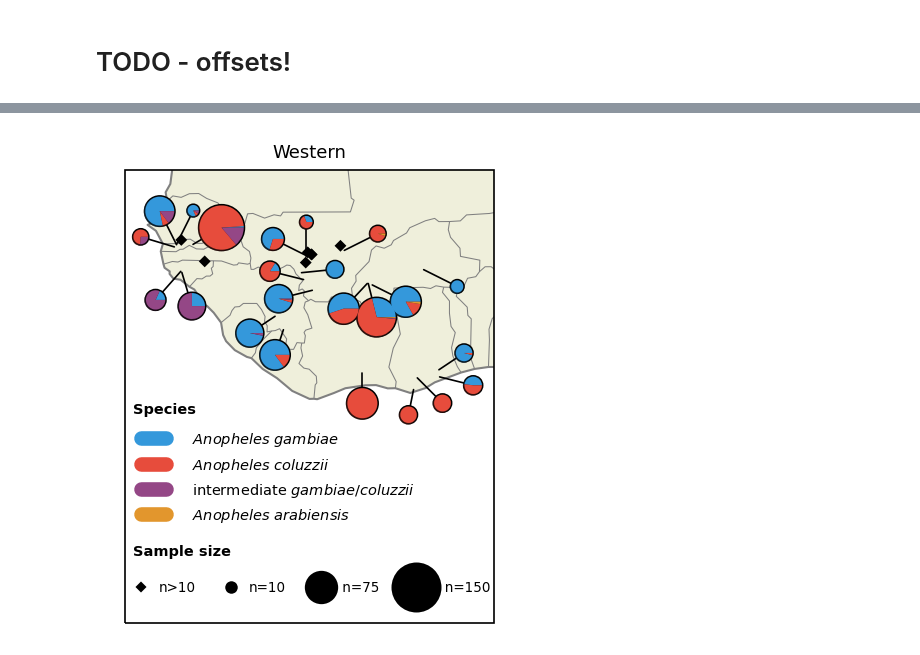
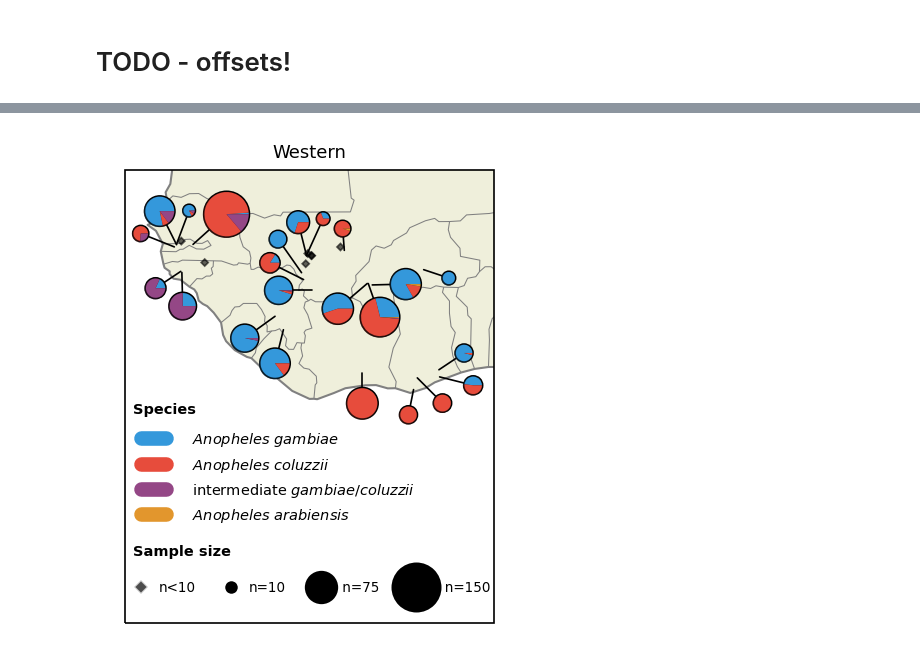
Before and after one commit to malariagen/ag1000g-phase3-data-paper, a Jupyter notebook: notebooks/ag1000g_phase3_collection_map_second_draft.ipynb, the cells around one changed output, grey strips where cells are left out. Cells and saved outputs as stored; diff of their text form; code cells hidden in the pictures.

Commit message:
western draft complete

```diff
--- a/notebooks/ag1000g_phase3_collection_map_second_draft.ipynb
+++ b/notebooks/ag1000g_phase3_collection_map_second_draft.ipynb
@@ -345,16 +345,17 @@ df_p3_centroids['offset_lon'] = 0.0
 df_p3_centroids.loc[8, 'offset_lat'] = 1.0
 df_p3_centroids.loc[8, 'offset_lon'] = 0.2
 #Cote
-df_p3_centroids.loc[4, 'offset_lat'] = -1.0
+df_p3_centroids.loc[4, 'offset_lat'] = -1.3
 #guinea
 df_p3_centroids.loc[9, 'offset_lon'] = -1.2
 #Mali
 df_p3_centroids.loc[13, 'offset_lat'] = -2.0
 #Guinea Bissau
-df_p3_centroids.loc[11, 'offset_lat'] = -4.5
+df_p3_centroids.loc[11, 'offset_lat'] = -4.7
 df_p3_centroids.loc[11, 'offset_lon'] = -1.2
 #Burkina
 df_p3_centroids.loc[1, 'offset_lon'] = 0.5
+df_p3_centroids.loc[1, 'offset_lat'] = 0.5
 #The Gambia
 df_p3_centroids.loc[10, 'offset_lat'] = 3.5
 df_p3_centroids.loc[10, 'offset_lon'] = -1.0
@@ -493,7 +502,7 @@ def plot_pyr_map_panel(dpi=150, extent=[-23, 48, -20, 17.5], figsize=(8, 4), lab
         if size < 10:
             centre = (lon, lat)
             #ax.add_patch(plt.Circle(xy=centre, radius=0.2, facecolor='w', edgecolor='r', zorder=4, lw=1))
-            ax.add_patch(plt.Rectangle(xy=centre, width=0.4, height=0.4, angle=45.0, facecolor='k', edgecolor='k', zorder=4))
+            ax.add_patch(plt.Rectangle(xy=centre, width=0.3, height=0.3, angle=45.0, facecolor='k', alpha=0.6, edgecolor='k', zorder=4))
         if size >= 10:
             offset_lon = df_20.loc[site].offset_lon
             offset_lat = df_20.loc[site].offset_lat
@@ -559,11 +568,11 @@ def plot_pyr_map_panel(dpi=150, extent=[-23, 48, -20, 17.5], figsize=(8, 4), lab
 
             #size legend
             plt.text(-18.5,-5, 'Sample size', fontsize=7, fontweight='bold')
-            l0 = Line2D([], [], marker = 'D', markersize=5, markerfacecolor='k', color='w')
+            l0 = Line2D([], [], marker = 'D', markersize=5, markerfacecolor='k', color='w', alpha=0.7)
             l1 = Line2D([], [], marker = 'o', markersize=7, markerfacecolor='k',  color='w')
             l2 = Line2D([], [], marker = 'o', markersize=17, markerfacecolor='k',  color='w')
             l3 = Line2D([], [], marker = 'o', markersize=25, markerfacecolor='k',  color='w')
-            labelz = ["n>10", "n=10", " n=75", "   n=150"]
+            labelz = ["n<10", "n=10", " n=75", "   n=150"]
             leg = ax.legend([l0, l1, l2, l3], labelz, ncol=4, frameon=False, fontsize=6.5,handlelength=1.3, loc = 3,
                              borderpad = 1.6, handletextpad=0.6, bbox_to_anchor=(-0.055, 0.0))
     #cover tiny islands
@@ -582,7 +591,7 @@ b = plot_pyr_map_panel(extent=[-19, 3, -9, 18], region='Western', country=True,
 # %%
-b = plot_pyr_map_panel(extent=[-19, 3, -9, 18], region='Western', country=False, scale=True, fn='../content/images/western_map.svg')
+b = plot_pyr_map_panel(extent=[-19, 3, -9, 18], region='Western', country=False, scale=True, fn='../content/images/western_map.svg')\
 # %% [output]
-[figure, old version]
+[figure, new version]
 # %%
 c = plot_pyr_map_panel(extent=[4, 26, -13, 14],region='Central', scale=True)
 # %% [output]
```
Also changed, not shown: parts of 9 cells of this notebook, 3 other files.
